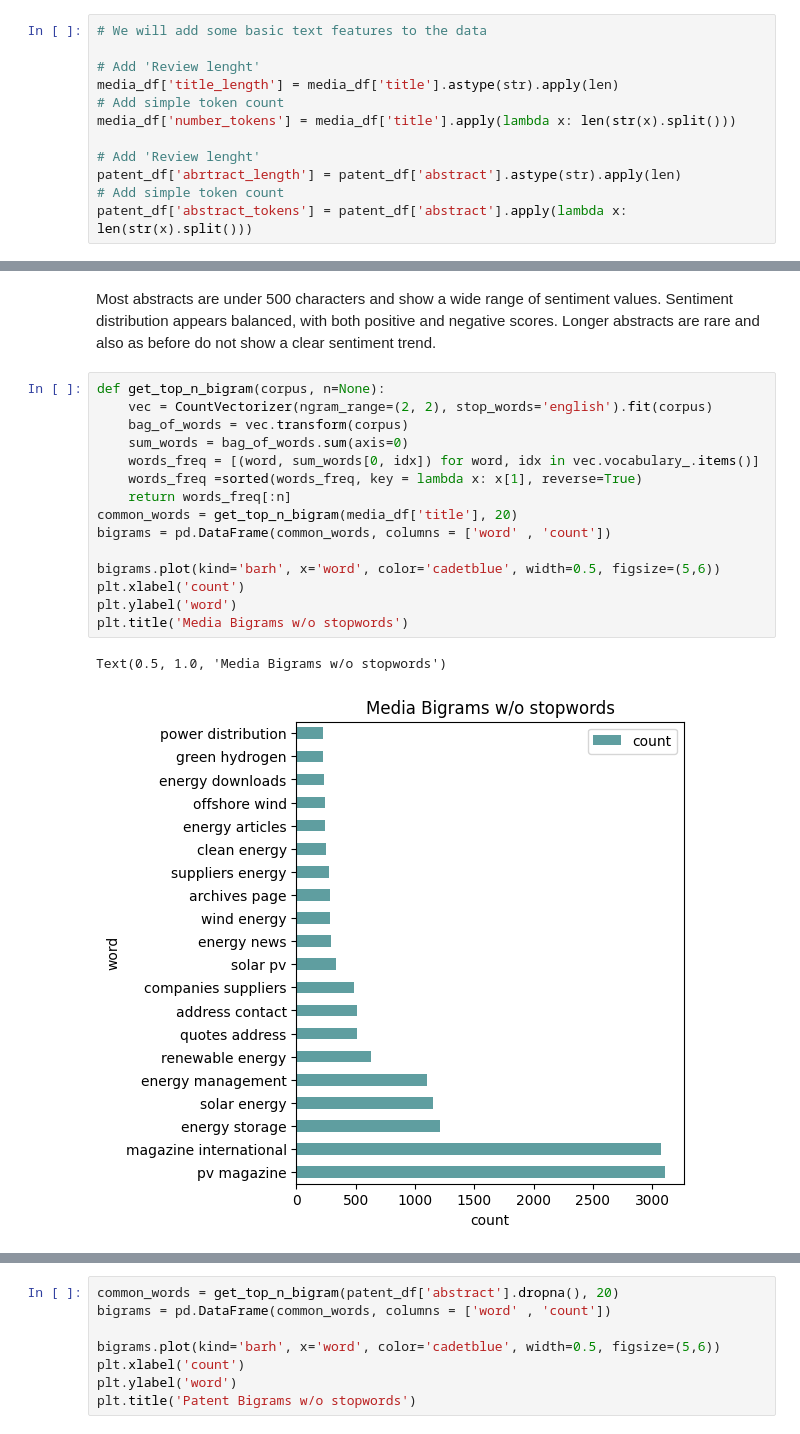
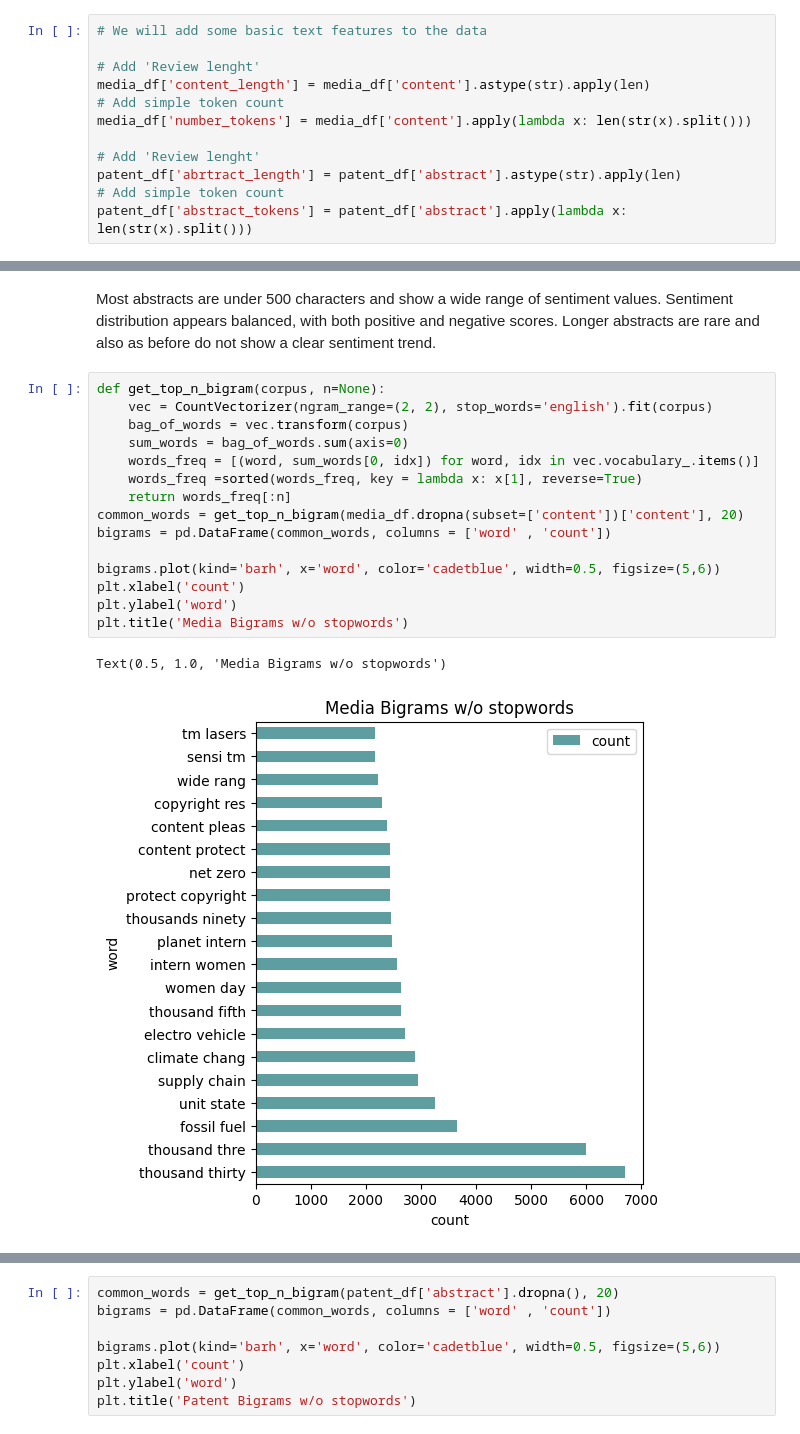
Before and after one commit to cmimholz/computational-language-technology-project, a Jupyter notebook: notebooks/stage1.ipynb, the cells around one changed output, grey strips where cells are left out. Cells and saved outputs as stored; diff of their text form.

```diff
--- a/notebooks/stage1.ipynb
+++ b/notebooks/stage1.ipynb
@@ -823,9 +785,9 @@ The graph illustrates the monthly distribution of patents from January 2022 to S
 # We will add some basic text features to the data
 
 # Add 'Review lenght'
-media_df['title_length'] = media_df['title'].astype(str).apply(len)
+media_df['content_length'] = media_df['content'].astype(str).apply(len)
 # Add simple token count
-media_df['number_tokens'] = media_df['title'].apply(lambda x: len(str(x).split()))
+media_df['number_tokens'] = media_df['content'].apply(lambda x: len(str(x).split()))
 
 # Add 'Review lenght'
 patent_df['abrtract_length'] = patent_df['abstract'].astype(str).apply(len)
@@ -989,18 +951,18 @@ Most abstracts are under 500 characters and show a wide range of sentiment value
 # %%
 def get_top_n_bigram(corpus, n=None):
     vec = CountVectorizer(ngram_range=(2, 2), stop_words='english').fit(corpus)
     bag_of_words = vec.transform(corpus)
     sum_words = bag_of_words.sum(axis=0)
     words_freq = [(word, sum_words[0, idx]) for word, idx in vec.vocabulary_.items()]
     words_freq =sorted(words_freq, key = lambda x: x[1], reverse=True)
     return words_freq[:n]
-common_words = get_top_n_bigram(media_df['title'], 20)
+common_words = get_top_n_bigram(media_df.dropna(subset=['content'])['content'], 20)
 bigrams = pd.DataFrame(common_words, columns = ['word' , 'count'])
 
 bigrams.plot(kind='barh', x='word', color='cadetblue', width=0.5, figsize=(5,6))
 plt.xlabel('count')
 plt.ylabel('word')
 plt.title('Media Bigrams w/o stopwords')
 # %% [output]
 Text(0.5, 1.0, 'Media Bigrams w/o stopwords')
-[figure, old version]
+[figure, new version]
```
Also changed, not shown: parts of 32 cells of this notebook.
